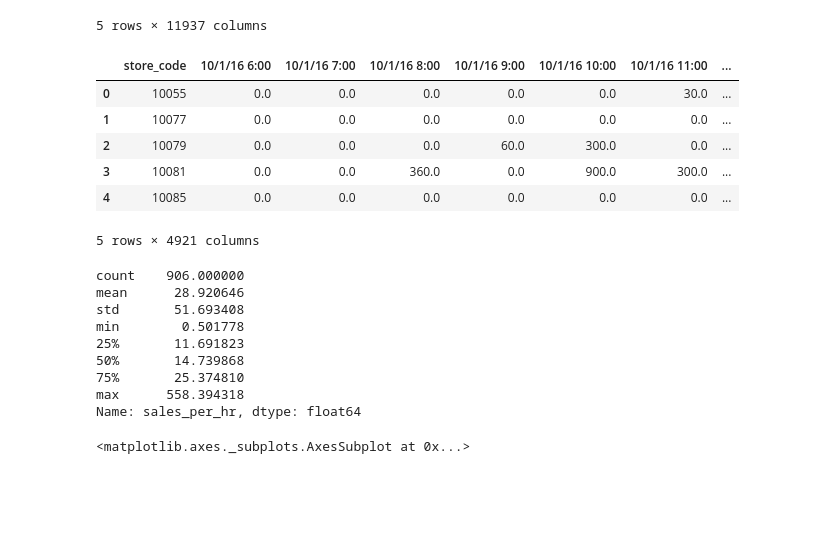
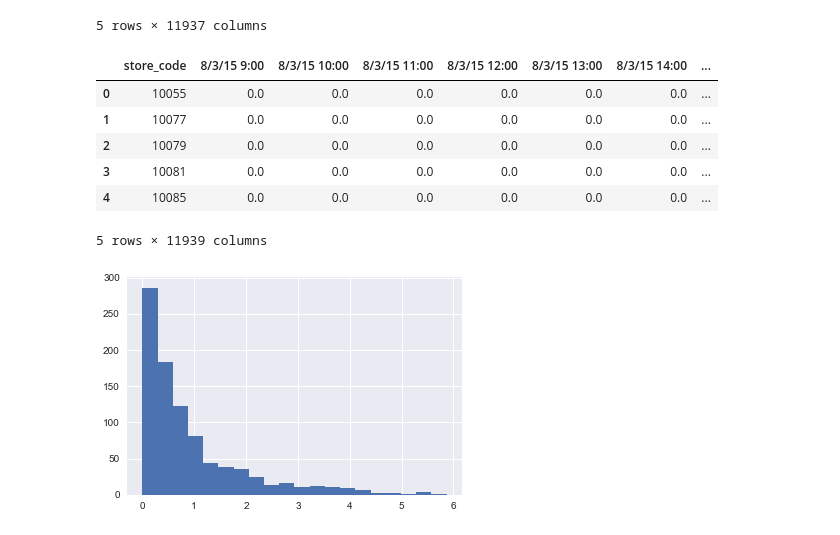
Before and after one commit to anilkumarpanda/imp_sales_forecast, a Jupyter notebook: Create Target v2.0.ipynb, the cells around one changed output. Drawn from its saved outputs; the diff is of its cells as text; code cells hidden in the pictures; blank space fills up the shorter version.

```diff
--- a/Create Target v2.0.ipynb
+++ b/Create Target v2.0.ipynb
@@ -38,22 +38,12 @@ sales_pdf_daily.head()
 | 4 | 10085 | 0.0 | 0.0 | 0.0 | 0.0 | 0.0 | 0.0 | ... |
 5 rows × 11937 columns
 # %%
-#Calculate the no.of sales per hour, in the above sales granular information.
-#Filter , columsn where a lot of entry is empty .
-from datetime import datetime as dt
+# #Calculate the no.of sales per hour, in the above sales granular information.
+# #Filter , columsn where a lot of entry is empty .
+# from datetime import datetime as dt
 
-col_list = sales_pdf_daily.columns
-for col in col_list[1:]:
-    if dt.strptime(col.split(" ")[0],"%m/%d/%y") < dt.strptime("10/1/16", "%m/%d/%y"):
-        #print ("Cols to delete", col)
-        sales_pdf_daily.drop(col, axis = 1, inplace = True)
+# col_list = sales_pdf_daily.columns
+# for col in col_list[1:]:
+#     if dt.strptime(col.split(" ")[0],"%m/%d/%y") < dt.strptime("10/1/16", "%m/%d/%y"):
+#         #print ("Cols to delete", col)
+#         sales_pdf_daily.drop(col, axis = 1, inplace = True)
-# %%
-sales_pdf_daily.head()
-# %% [output]
-|  | store_code | 10/1/16 6:00 | 10/1/16 7:00 | 10/1/16 8:00 | 10/1/16 9:00 | 10/1/16 10:00 | 10/1/16 11:00 | ... |
-| 0 | 10055 | 0.0 | 0.0 | 0.0 | 0.0 | 0.0 | 30.0 | ... |
-| 1 | 10077 | 0.0 | 0.0 | 0.0 | 0.0 | 0.0 | 0.0 | ... |
-| 2 | 10079 | 0.0 | 0.0 | 0.0 | 60.0 | 300.0 | 0.0 | ... |
-| 3 | 10081 | 0.0 | 0.0 | 360.0 | 0.0 | 900.0 | 300.0 | ... |
-| 4 | 10085 | 0.0 | 0.0 | 0.0 | 0.0 | 0.0 | 0.0 | ... |
-5 rows × 4921 columns
@@ -60,18 +53,20 @@ sales_pdf_daily.head()
 # %%
-sales_pdf_daily['total_sales'] = sales_pdf_daily.sum(axis=1)
+sales_pdf_daily['total_sales'] = sales_pdf_daily.loc[:, sales_pdf_daily.columns != 'store_code'].sum(axis=1)
 sales_pdf_daily['sales_per_hr'] = sales_pdf_daily['total_sales']/sales_pdf_daily.shape[1]
 sales_pdf_daily['sales_per_hr'].describe()
+sales_pdf_daily.head()
 # %% [output]
+|  | store_code | 8/3/15 9:00 | 8/3/15 10:00 | 8/3/15 11:00 | 8/3/15 12:00 | 8/3/15 13:00 | 8/3/15 14:00 | ... |
+| 0 | 10055 | 0.0 | 0.0 | 0.0 | 0.0 | 0.0 | 0.0 | ... |
+| 1 | 10077 | 0.0 | 0.0 | 0.0 | 0.0 | 0.0 | 0.0 | ... |
+| 2 | 10079 | 0.0 | 0.0 | 0.0 | 0.0 | 0.0 | 0.0 | ... |
+| 3 | 10081 | 0.0 | 0.0 | 0.0 | 0.0 | 0.0 | 0.0 | ... |
+| 4 | 10085 | 0.0 | 0.0 | 0.0 | 0.0 | 0.0 | 0.0 | ... |
-count    906.000000
-mean      28.920646
-std       51.693408
-min        0.501778
-25%       11.691823
-50%       14.739868
-75%       25.374810
-max      558.394318
-Name: sales_per_hr, dtype: float64
+5 rows × 11939 columns
-# %%
-sales_pdf_daily['sales_per_hr'].hist()
-# %% [output]
-<matplotlib.axes._subplots.AxesSubplot at 0x...>
+# %%
+import math
+sales_pdf_daily['sales_per_hr']= sales_pdf_daily['sales_per_hr'].apply(lambda x : math.log(x+1))
+sales_pdf_daily['sales_per_hr'].hist(bins=20)
+plt.show()
+# %% [output]
+[figure, added]
```
Also changed, not shown: parts of 10 cells of this notebook, 4 other files.
